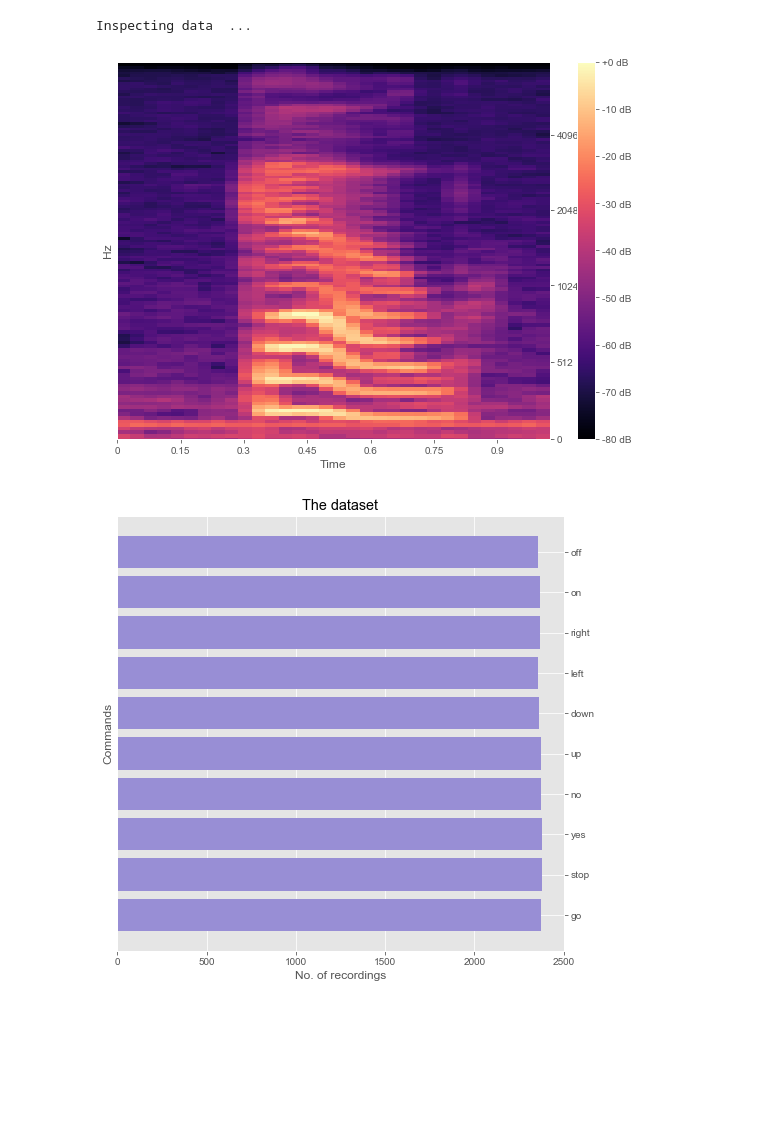
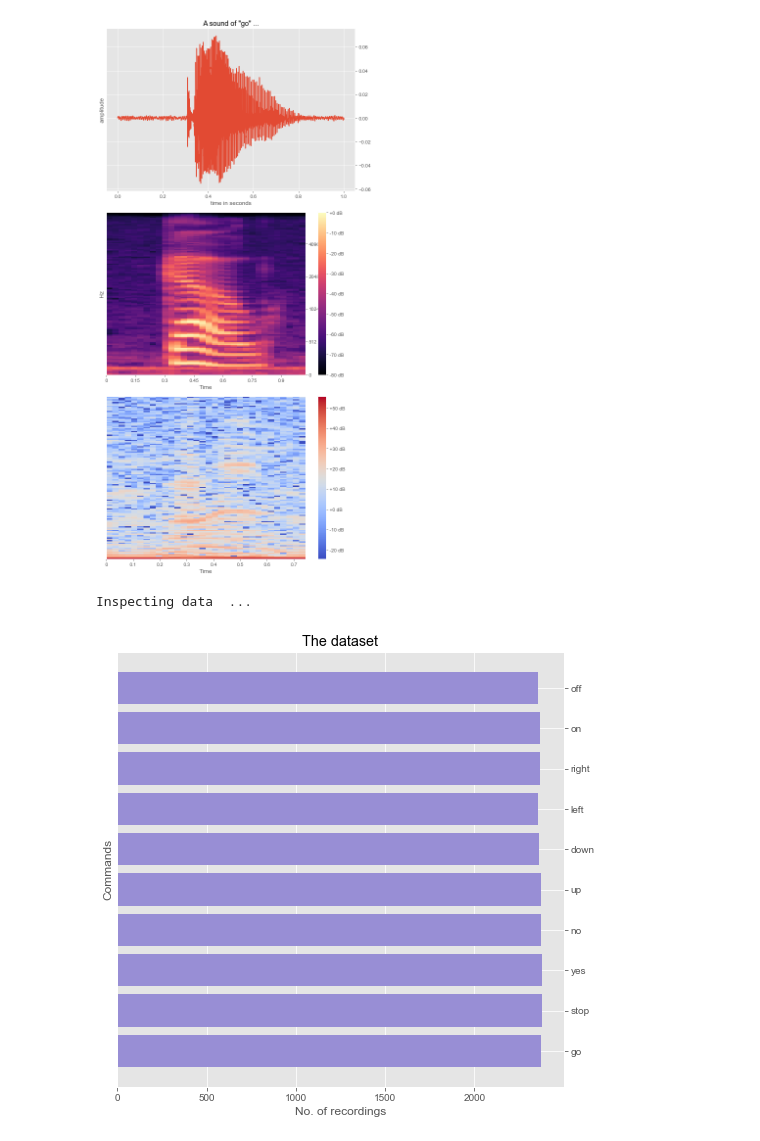
Before and after one commit to raymondng76/ISS-VSE-2019-09-23-IS1FT-CA1-Part2, a Jupyter notebook: Part A/CA1_Part2_PartA.ipynb, the cells around one changed output. Cells and saved outputs as stored; diff of their text form; code cells hidden in the pictures; blank space fills up the shorter version.

```diff
--- a/Part A/CA1_Part2_PartA.ipynb
+++ b/Part A/CA1_Part2_PartA.ipynb
@@ -50,28 +48,45 @@ plt.rcParams['ytick.labelright']= True
 plt.rcParams['ytick.left']      = False
 plt.rcParams['ytick.labelleft'] = False
 plt.rcParams['font.family']     = 'Arial'
+# %%
+# Plot a 'go' soundwave
+
+goSample    = os.path.join(audioPth,
+                           'go',
+                           '00f0204f_nohash_1.wav')
+
+(smp,smpR)  = librosa.load(goSample,sr=16000)
+
+melSpc = librosa.feature.melspectrogram(y=smp, sr=smpR, n_fft=2048, power=2)
+melSpc_db = librosa.power_to_db(melSpc, ref=np.max)
+
+mfcc = librosa.feature.mfcc(y=smp, sr=smpR, n_mfcc=256)
+mfcc_db = librosa.amplitude_to_db(mfcc)
+
+plt.figure(figsize=(8,16))
+plt.subplot(311)
+plt.plot(np.linspace(0,                 # Start
+                     len(smp)/smpR,     # Stop (convert sample number into second)
+                     len(smp)),         # Number of points
+                     smp)
+plt.title('A sound of "go" ...')
+plt.xlabel('time in seconds')
+plt.ylabel('amplitude')
+
+plt.subplot(312)
+librosa.display.specshow(melSpc_db, x_axis='time', y_axis='mel', sr=16000, fmax=8000)
+plt.colorbar(format='%+2.0f dB')
+plt.tight_layout()
+
+plt.subplot(313)
+librosa.display.specshow(mfcc_db, x_axis='time')
+plt.colorbar(format='%+2.0f dB')
+plt.tight_layout()
+
+plt.show()
+# %% [output]
+[figure, added]
 # %%
-# Plot a 'go' soundwave
-
-goSample    = os.path.join(audioPth,
-                           'go',
-                           '00f0204f_nohash_1.wav')
-(smp,smpR)  = librosa.load(goSample,sr=16000)
-
-melSpc = librosa.feature.melspectrogram(y=smp, sr=smpR)
-melSpc_db = librosa.power_to_db(melSpc, ref=np.max)
-plt.figure(figsize=(8,6))
-librosa.display.specshow(melSpc_db, x_axis='time', y_axis='mel', sr=16000, fmax=8000)
-# plt.plot(np.linspace(0,                 # Start
-#                      len(s)/smpR,     # Stop (convert sample number into second)
-#                      len(s)),         # Number of points
-#                      s)
-# plt.title('A sound of "go" ...')
-# plt.xlabel('time in seconds')
-# plt.ylabel('amplitude')
-plt.colorbar(format='%+2.0f dB')
-plt.tight_layout()
-
 print("Inspecting data  ... ")
 # Inspect the data set
 
@@ -82,35 +97,39 @@ labels      = ["go",
                "up",
                "down",
                "left",
                "right",
                "on",
                "off"]
+
+# labels      = ["up",
+#                "down"]
+#                "left",
+#                "right"]
 
 # Check the number of records available in
 # each category
 numOfRecords= []
 
 for lbl in labels:
     pth     = os.path.join(audioPth,lbl)    # Get the path (the directory) for each label
     records = [f for f in os.listdir(pth) if f.endswith('.wav')]
 # Get all the wave files in each directory
 
     numOfRecords.append(len(records))       # Get the number of wave files in each directory
 
 
 plt.figure(figsize=(8,8))
 plt.barh(np.arange(len(labels)),
          numOfRecords,
          color="C2")
 plt.xlabel('No. of recordings')
 plt.ylabel('Commands')
 plt.yticks(np.arange(len(labels)), labels)
 plt.title('The dataset')
 plt.show()
 # %% [output]
 Inspecting data  ...
-[figure, old version]
+[figure, new version]
-[figure, removed]
 # %%
 %%time
 # Check distribution of durations in
```
Also changed, not shown: parts of 15 cells of this notebook.
